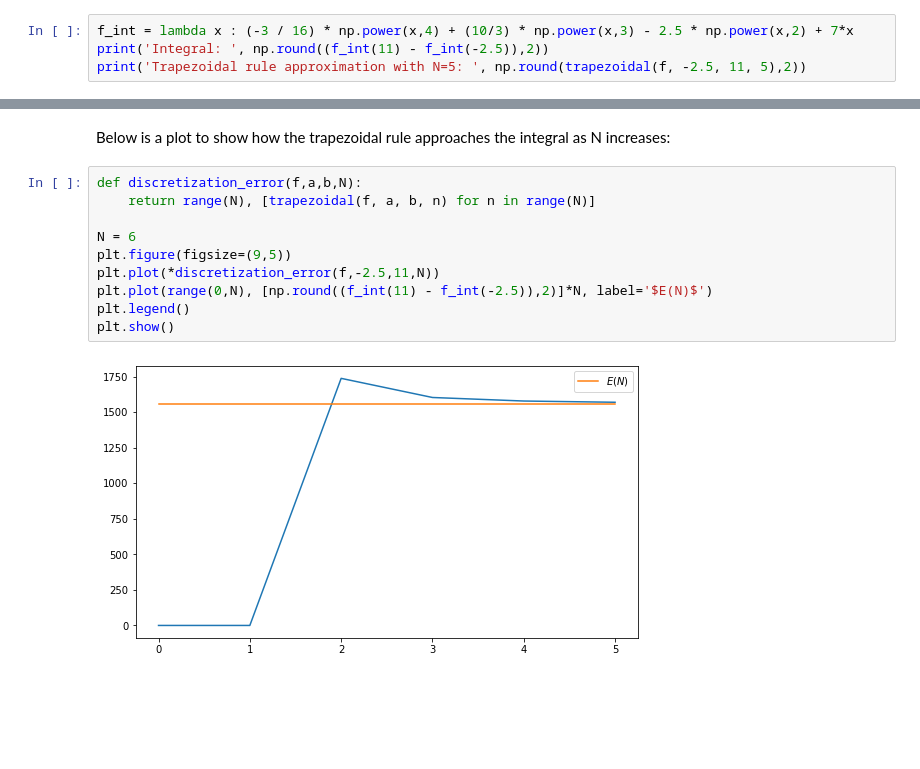
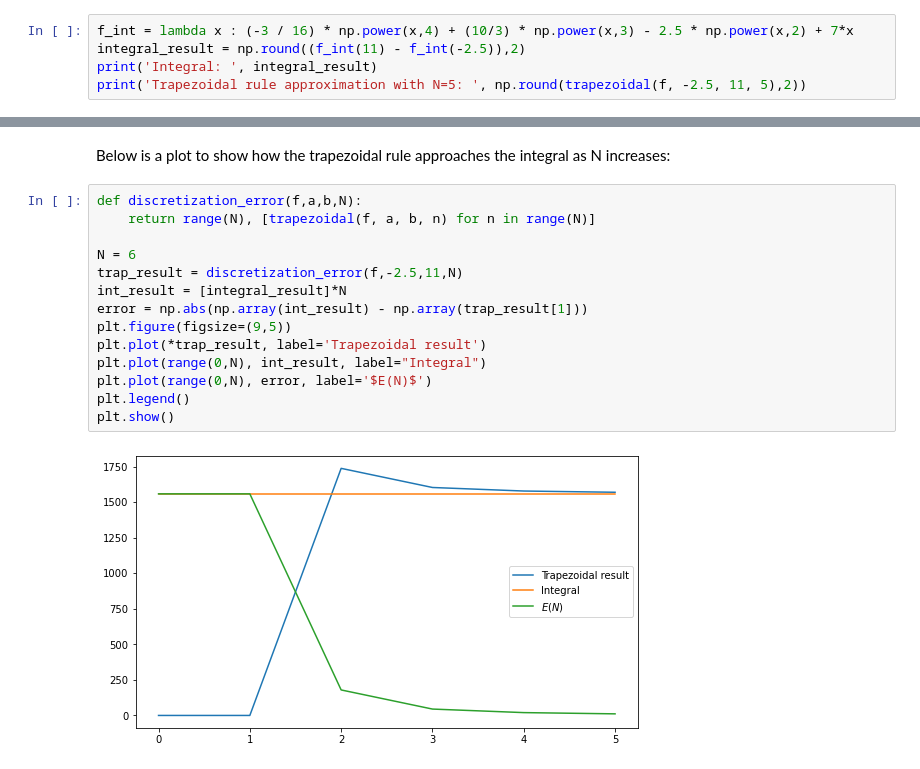
Before and after one commit to christianatanasov/algodisco, a Jupyter notebook: computers_do_calculus/trapezoidal_rule.ipynb, the cells around one changed output, grey strips where cells are left out. Cells and saved outputs as stored; diff of their text form; blank space fills up the shorter version.

```diff
--- a/computers_do_calculus/trapezoidal_rule.ipynb
+++ b/computers_do_calculus/trapezoidal_rule.ipynb
@@ -34,7 +34,8 @@ The error of the discretized trapezoidal rule is the difference between the valu
 $\displaystyle \int -\frac{3}{4}x^3 + 10 x^2 - 5x + 7 dx = -\frac{3}{16}x^4 + \frac{10x^3}{3}-\frac{5x^2}{2} + 7x + C$
 # %%
 f_int = lambda x : (-3 / 16) * np.power(x,4) + (10/3) * np.power(x,3) - 2.5 * np.power(x,2) + 7*x
-print('Integral: ', np.round((f_int(11) - f_int(-2.5)),2))
+integral_result = np.round((f_int(11) - f_int(-2.5)),2)
+print('Integral: ', integral_result)
 print('Trapezoidal rule approximation with N=5: ', np.round(trapezoidal(f, -2.5, 11, 5),2))
 # %% [output]
 Integral:  1558.51
@@ -44,12 +45,16 @@ Below is a plot to show how the trapezoidal rule approaches the integral as N in
 # %%
 def discretization_error(f,a,b,N):
     return range(N), [trapezoidal(f, a, b, n) for n in range(N)]
 
 N = 6
+trap_result = discretization_error(f,-2.5,11,N)
+int_result = [integral_result]*N
+error = np.abs(np.array(int_result) - np.array(trap_result[1]))
 plt.figure(figsize=(9,5))
-plt.plot(*discretization_error(f,-2.5,11,N))
-plt.plot(range(0,N), [np.round((f_int(11) - f_int(-2.5)),2)]*N, label='$E(N)$')
+plt.plot(*trap_result, label='Trapezoidal result')
+plt.plot(range(0,N), int_result, label="Integral")
+plt.plot(range(0,N), error, label='$E(N)$')
 plt.legend()
 plt.show()
 # %% [output]
-[figure, old version]
+[figure, new version]
```
Also changed, not shown: parts of 1 cell of this notebook.
